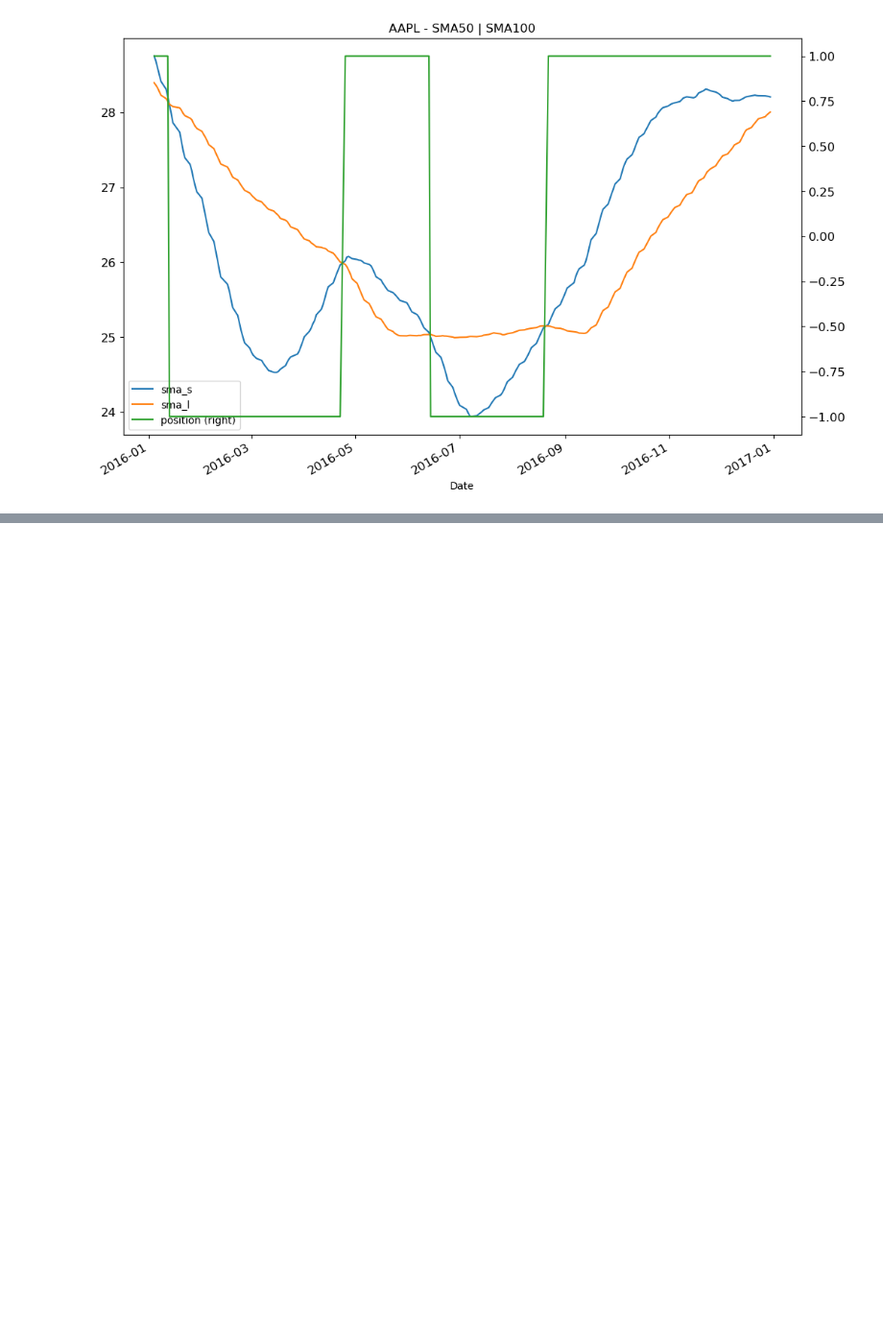
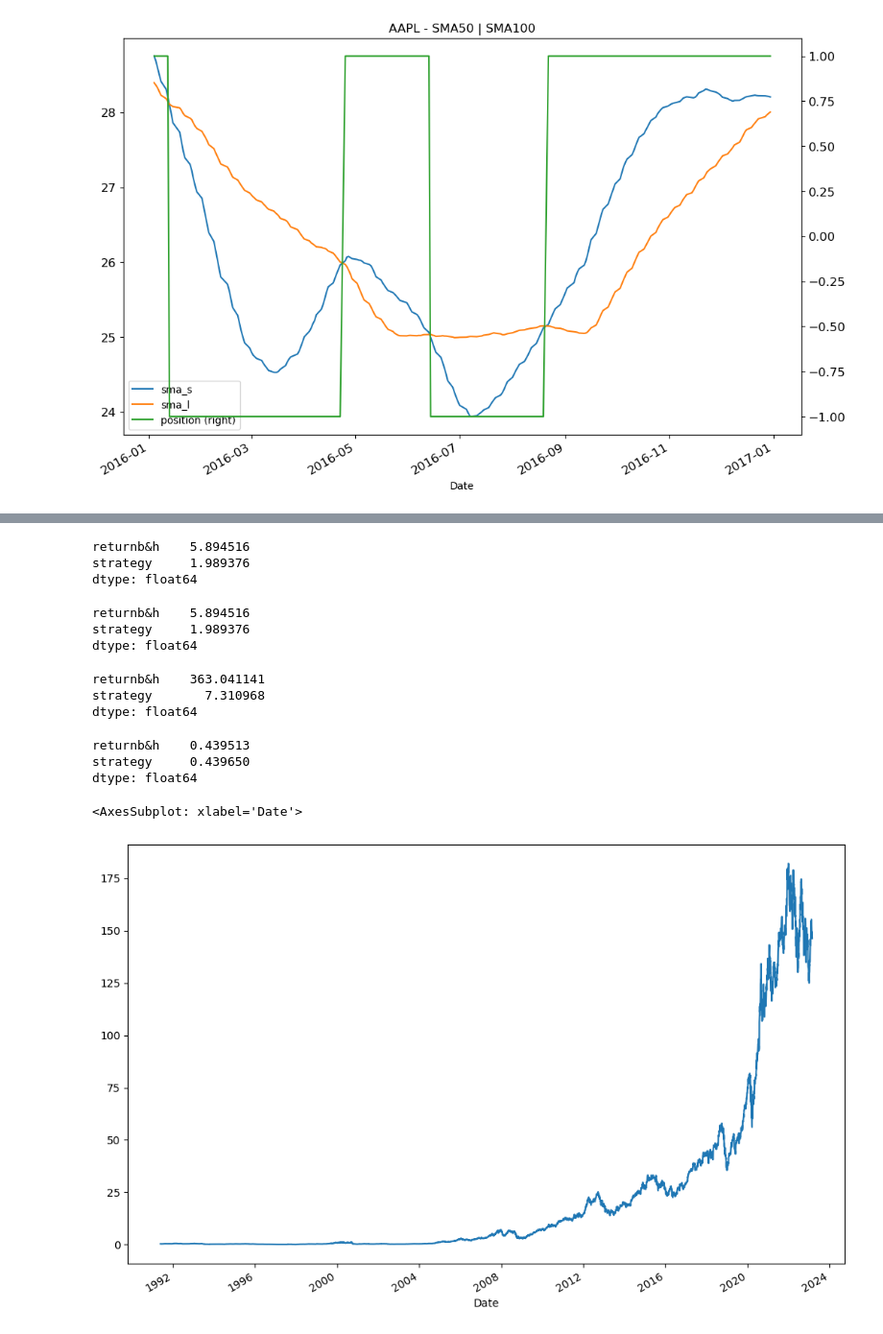
Before and after one commit to Shawnzty/algo-trade, a Jupyter notebook: YT3.ipynb, the cells around one changed output, grey strips where cells are left out. Shown at 96% size. Cells and saved outputs as stored; diff of their text form; code cells hidden in the pictures; blank space fills up the shorter version.

```diff
--- a/YT3.ipynb
+++ b/YT3.ipynb
@@ -733,3 +734,6 @@ data.loc["2016",["sma_s", "sma_l", "position"]].plot(figsize=(12,8), title="AAPL
 # %% [output]
 <AxesSubplot: title={'center': 'AAPL - SMA50 | SMA100'}, xlabel='Date'>
 [figure]
+# %%
+data["returnb&h"] = np.log(data.Close.div(data.Close.shift(1)))
+data
@@ -735,0 +755,3 @@ data.loc["2016",["sma_s", "sma_l", "position"]].plot(figsize=(12,8), title="AAPL
+# %%
+data["strategy"] = data["returnb&h"]*data.position.shift(1)
+data
@@ -735,0 +773,3 @@ data.loc["2016",["sma_s", "sma_l", "position"]].plot(figsize=(12,8), title="AAPL
+# %%
+data.dropna(inplace=True)
+data
@@ -735,0 +791,29 @@ data.loc["2016",["sma_s", "sma_l", "position"]].plot(figsize=(12,8), title="AAPL
+# %%
+data.loc[:,["returnb&h", "strategy"]].sum()
+# %% [output]
+returnb&h    5.894516
+strategy     1.989376
+dtype: float64
+# %%
+data[["returnb&h", "strategy"]].sum()
+# %% [output]
+returnb&h    5.894516
+strategy     1.989376
+dtype: float64
+# %%
+data[["returnb&h", "strategy"]].sum().apply(np.exp) # what 1$ would be worth
+# %% [output]
+returnb&h    363.041141
+strategy       7.310968
+dtype: float64
+# %%
+data[["returnb&h", "strategy"]].std()*np.sqrt(252) # annualized volatility
+# %% [output]
+returnb&h    0.439513
+strategy     0.439650
+dtype: float64
+# %%
+data.Close.plot(figsize=(12,8))
+# %% [output]
+<AxesSubplot: xlabel='Date'>
+[figure, added]
```
Also changed, not shown: parts of 39 cells of this notebook, 1 other file.
